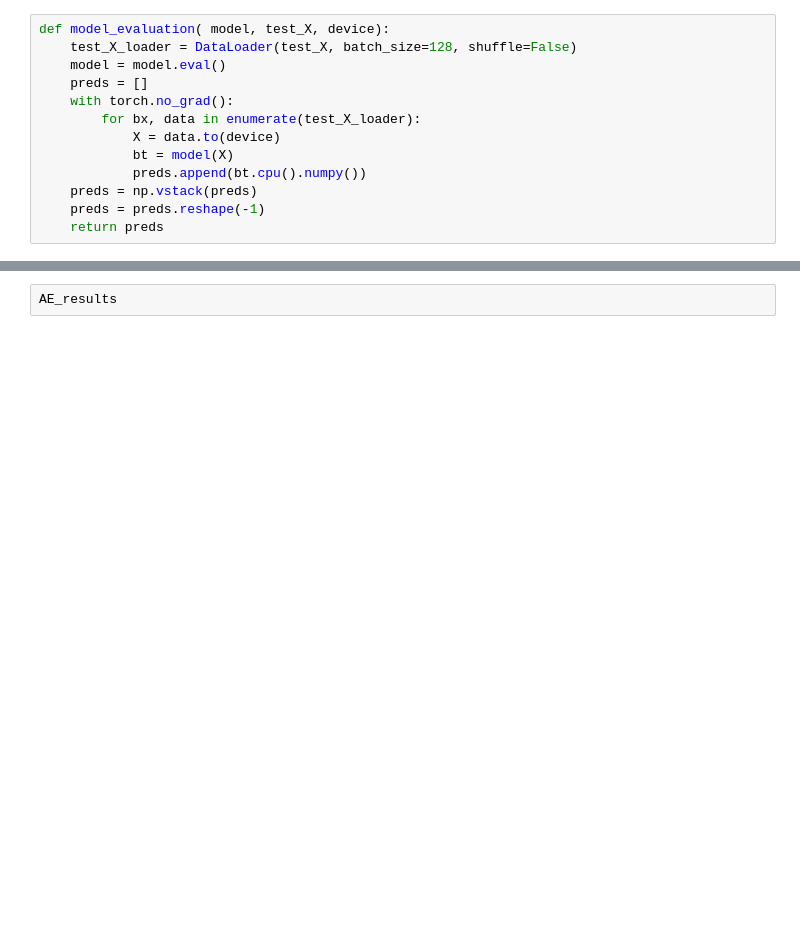
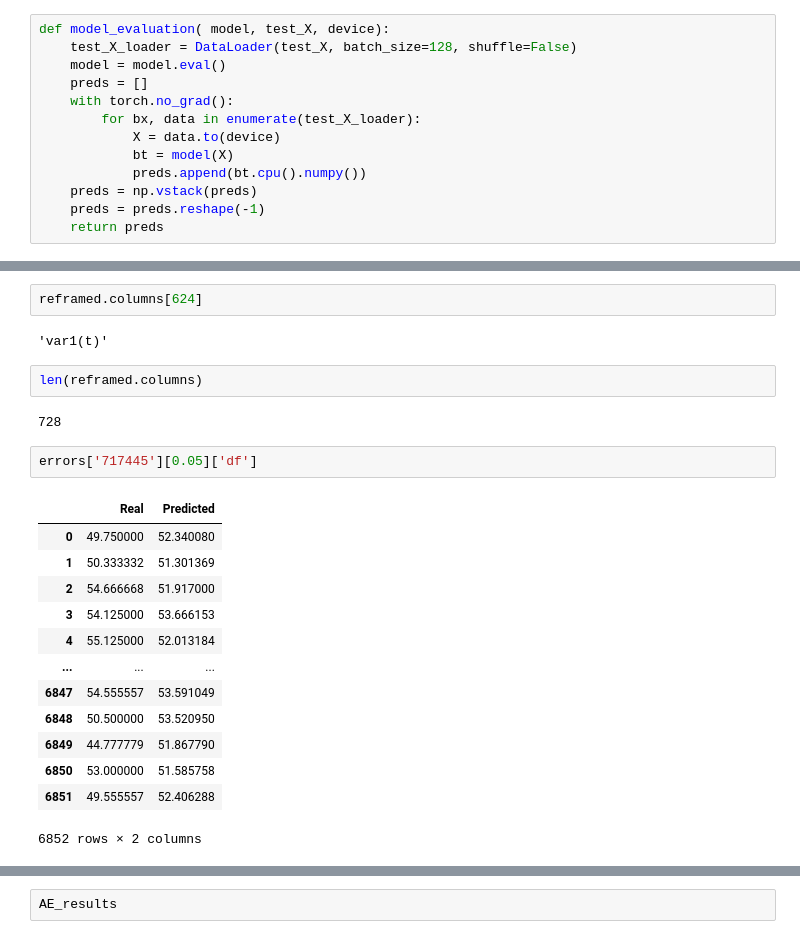
Before and after one commit to himanshudce/OWRI, a Jupyter notebook: notebooks/LSTM_univariate_Pytorch.ipynb, the cells around one changed output, grey strips where cells are left out. Drawn from its saved outputs; the diff is of its cells as text; blank space fills up the shorter version.

```diff
--- a/notebooks/LSTM_univariate_Pytorch.ipynb
+++ b/notebooks/LSTM_univariate_Pytorch.ipynb
@@ -240,0 +347,24 @@ Training time: 178.98638010025024
+# %%
+reframed.columns[624]
+# %% [output]
+'var1(t)'
+# %%
+len(reframed.columns)
+# %% [output]
+728
+# %%
+errors['717445'][0.05]['df']
+# %% [output]
+|  | Real | Predicted |
+| 0 | 49.750000 | 52.340080 |
+| 1 | 50.333332 | 51.301369 |
+| 2 | 54.666668 | 51.917000 |
+| 3 | 54.125000 | 53.666153 |
+| 4 | 55.125000 | 52.013184 |
+| ... | ... | ... |
+| 6847 | 54.555557 | 53.591049 |
+| 6848 | 50.500000 | 53.520950 |
+| 6849 | 44.777779 | 51.867790 |
+| 6850 | 53.000000 | 51.585758 |
+| 6851 | 49.555557 | 52.406288 |
+6852 rows × 2 columns
```
Also changed, not shown: parts of 22 cells of this notebook, 4 other files.
